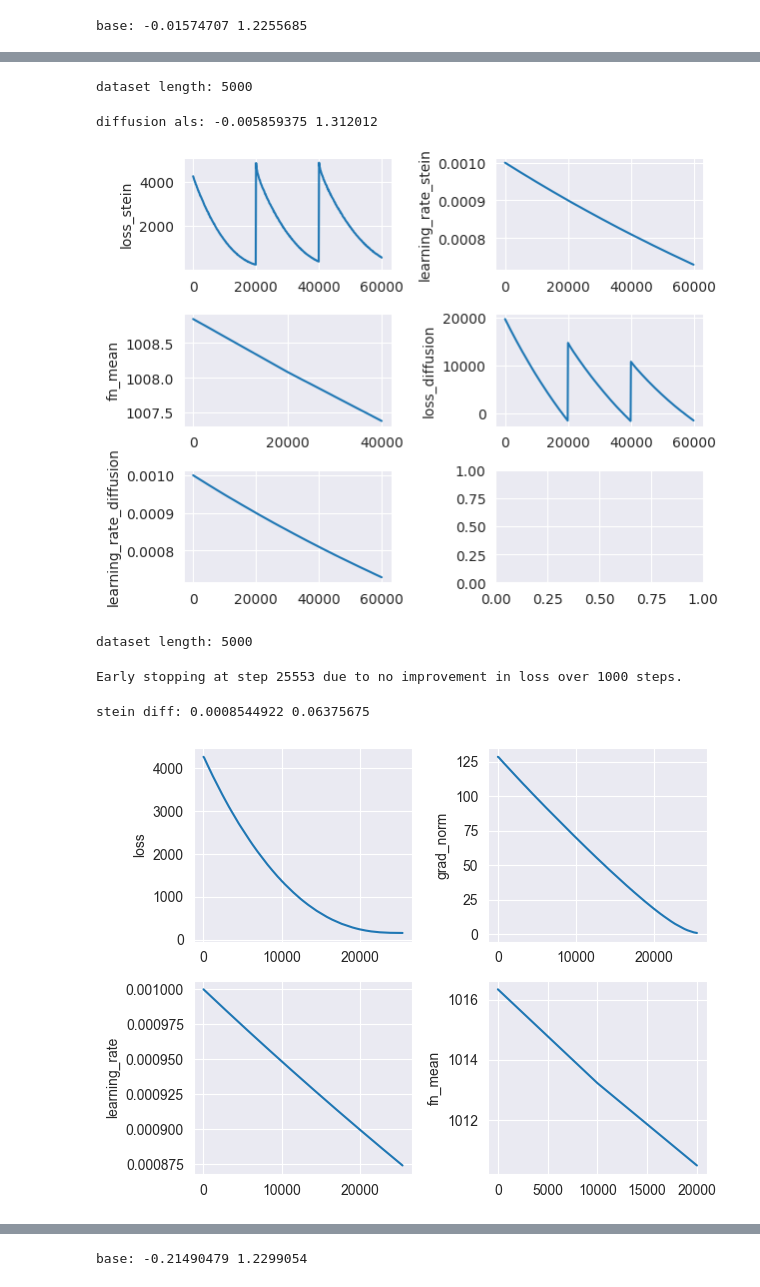
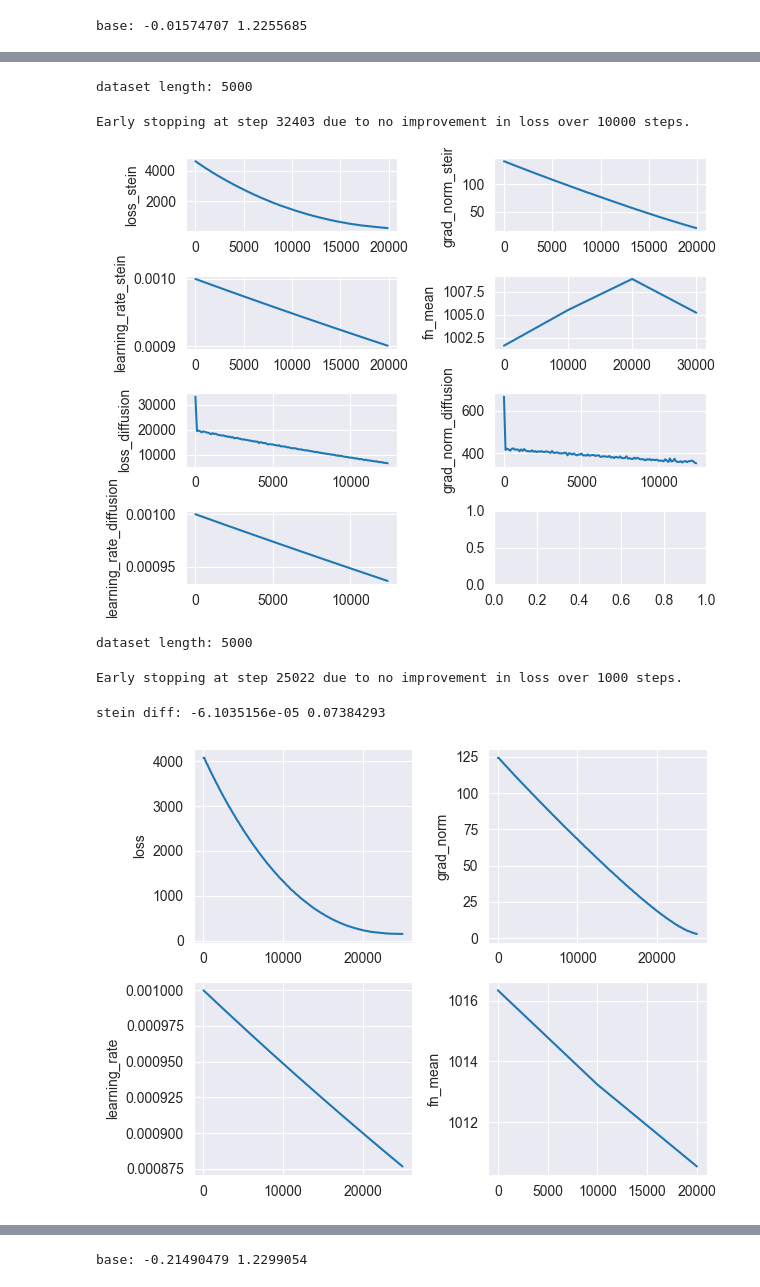
Before and after one commit to kkorolev1/mcmc-control-variates, a Jupyter notebook: diffcv.ipynb, the cells around one changed output, grey strips where cells are left out. Drawn from its saved outputs; the diff is of its cells as text; code cells hidden in the pictures.

```diff
--- a/diffcv.ipynb
+++ b/diffcv.ipynb
@@ -189,31 +188,32 @@ diffusion: 0.00012207031 0.19882064
 # %%
 logger = Logger()
 
 rng, key = jax.random.split(rng)
 model = train_als_model(
-    key, batch_size=5000, sampler=sampler, dist_dim=DIST_DIM, fn=fn, grad_log_prob=grad_log_prob,
-    lr=1e-3, n_steps=120_000, switch_steps=20_000, n_chains=5, logger=logger
+    key, batch_size=500, sampler=sampler, dist_dim=DIST_DIM, fn=fn, grad_log_prob=grad_log_prob,
+    lr=1e-3, n_steps=120_000, switch_steps=20_000, n_chains=5,
+    patience=10000, logger=logger
 )
 
 plot_log_results(logger)
 
-generator = ScalarGenerator(grad_log_prob, model)
-fn_with_cv = lambda x: fn(x) + generator(x)
+# generator = ScalarGenerator(grad_log_prob, model)
+# fn_with_cv = lambda x: fn(x) + generator(x)
 
-rng, key = jax.random.split(rng)
-diffusion_estimates = Estimator(fn_with_cv, sampler)(key, n_chains=N_CHAINS, n_estimates=MCMC_N_ESTIMATES)
+# rng, key = jax.random.split(rng)
+# diffusion_estimates = Estimator(fn_with_cv, sampler)(key, n_chains=N_CHAINS, n_estimates=MCMC_N_ESTIMATES)
 
-print("diffusion als:", Estimator.bias(true_pi, diffusion_estimates), Estimator.std(diffusion_estimates))
+# print("diffusion als:", Estimator.bias(true_pi, diffusion_estimates), Estimator.std(diffusion_estimates))
 # %% [output]
 dataset length: 5000
-diffusion als: -0.005859375 1.312012
+Early stopping at step 32403 due to no improvement in loss over 10000 steps.
-[figure, old version]
+[figure, new version]
 # %%
 logger = Logger()
 
 rng, key = jax.random.split(rng)
 model = train_model(
-    key, batch_size=5000, sampler=sampler, dist_dim=DIST_DIM, fn=fn, grad_log_prob=grad_log_prob,
+    key, batch_size=500, sampler=sampler, dist_dim=DIST_DIM, fn=fn, grad_log_prob=grad_log_prob,
     loss_fn="diff", optim="adam", lr=1e-3, l2_alpha=0.0, n_steps=30_000, n_chains=5, logger=logger
 )
 
@@ -228,9 +228,9 @@ diffusion_estimates = Estimator(fn_with_cv, sampler)(key, n_chains=N_CHAINS, n_e
 print("stein diff:", Estimator.bias(true_pi, diffusion_estimates), Estimator.std(diffusion_estimates))
 # %% [output]
 dataset length: 5000
-Early stopping at step 25553 due to no improvement in loss over 1000 steps.
+Early stopping at step 25022 due to no improvement in loss over 1000 steps.
-stein diff: 0.0008544922 0.06375675
+stein diff: -6.1035156e-05 0.07384293
-[figure, old version]
+[figure, new version]
 # %%
 logger = Logger()
 
```
Also changed, not shown: parts of 2 cells of this notebook, 1 other file.
